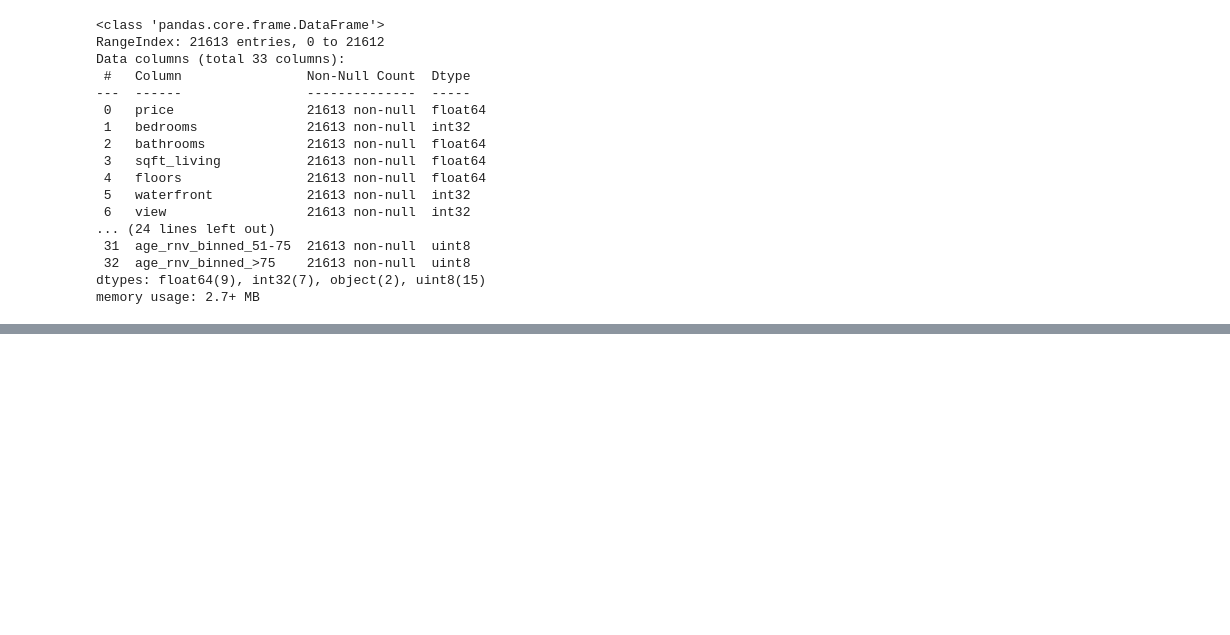
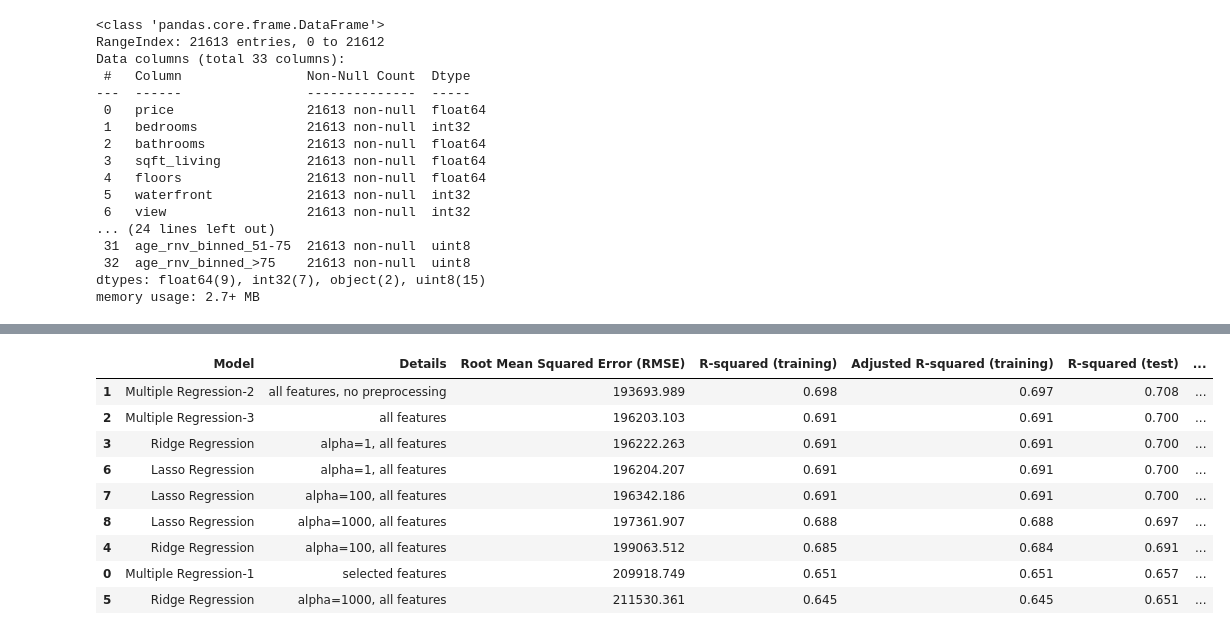
Before and after one commit to akhilsingh-dev/house-price-prediction, a Jupyter notebook: ea_3.ipynb, the cells around one changed output, grey strips where cells are left out. Cells and saved outputs as stored; diff of their text form; code cells hidden in the pictures; blank space fills up the shorter version.

Commit message:
Added Regression models

```diff
--- a/ea_3.ipynb
+++ b/ea_3.ipynb
@@ -419,0 +431,17 @@ memory usage: 2.7+ MB
+# %%
+from sklearn.model_selection import train_test_split
+from sklearn import linear_model
+from sklearn.neighbors import KNeighborsRegressor
+from sklearn.preprocessing import PolynomialFeatures
+from sklearn import metrics
+from sklearn.model_selection import cross_val_score
+from mpl_toolkits.mplot3d import Axes3D
+
+evaluation = pd.DataFrame({'Model': [],
+                           'Details':[],
+                           'Root Mean Squared Error (RMSE)':[],
+                           'R-squared (training)':[],
+                           'Adjusted R-squared (training)':[],
+                           'R-squared (test)':[],
+                           'Adjusted R-squared (test)':[],
+                           '5-Fold Cross Validation':[]})
@@ -419,0 +640,58 @@ memory usage: 2.7+ MB
+# %%
+features = ['bedrooms','bathrooms','sqft_living','floors','waterfront',
+            'view','grade','sqft_above','sqft_basement','age_binned_<1',
+            'age_binned_1-5', 'age_binned_6-10','age_binned_11-25', 'age_binned_26-50',
+            'age_binned_51-75','age_binned_76-100', 'age_binned_>100','age_rnv_binned_<1',
+            'age_rnv_binned_1-5', 'age_rnv_binned_6-10', 'age_rnv_binned_11-25',
+            'age_rnv_binned_26-50', 'age_rnv_binned_51-75', 'age_rnv_binned_>75',
+            'lat','sqft_living15']
+
+complex_model_L = linear_model.Lasso(alpha=1)
+complex_model_L.fit(train_data_dm[features],train_data_dm['price'])
+
+pred1 = complex_model_L.predict(test_data_dm[features])
+rmsecm1 = float(format(np.sqrt(metrics.mean_squared_error(test_data_dm['price'],pred1)),'.3f'))
+rtrcm1 = float(format(complex_model_L.score(train_data_dm[features],train_data_dm['price']),'.3f'))
+artrcm1 = float(format(adjustedR2(complex_model_L.score(train_data_dm[features],train_data_dm['price']),train_data_dm.shape[0],len(features)),'.3f'))
+rtecm1 = float(format(complex_model_L.score(test_data_dm[features],test_data_dm['price']),'.3f'))
+artecm1 = float(format(adjustedR2(complex_model_L.score(test_data_dm[features],test_data_dm['price']),test_data_dm.shape[0],len(features)),'.3f'))
+cv1 = float(format(cross_val_score(complex_model_L,df_dm[features],df_dm['price'],cv=5).mean(),'.3f'))
+
+complex_model_L = linear_model.Lasso(alpha=100)
+complex_model_L.fit(train_data_dm[features],train_data_dm['price'])
+
+pred2 = complex_model_L.predict(test_data_dm[features])
+rmsecm2 = float(format(np.sqrt(metrics.mean_squared_error(test_data_dm['price'],pred2)),'.3f'))
+rtrcm2 = float(format(complex_model_L.score(train_data_dm[features],train_data_dm['price']),'.3f'))
+artrcm2 = float(format(adjustedR2(complex_model_L.score(train_data_dm[features],train_data_dm['price']),train_data_dm.shape[0],len(features)),'.3f'))
+rtecm2 = float(format(complex_model_L.score(test_data_dm[features],test_data_dm['price']),'.3f'))
+artecm2 = float(format(adjustedR2(complex_model_L.score(test_data_dm[features],test_data_dm['price']),test_data_dm.shape[0],len(features)),'.3f'))
+cv2 = float(format(cross_val_score(complex_model_L,df_dm[features],df_dm['price'],cv=5).mean(),'.3f'))
+
+complex_model_L = linear_model.Lasso(alpha=1000)
+complex_model_L.fit(train_data_dm[features],train_data_dm['price'])
+
+pred3 = complex_model_L.predict(test_data_dm[features])
+rmsecm3 = float(format(np.sqrt(metrics.mean_squared_error(test_data_dm['price'],pred3)),'.3f'))
+rtrcm3 = float(format(complex_model_L.score(train_data_dm[features],train_data_dm['price']),'.3f'))
+artrcm3 = float(format(adjustedR2(complex_model_L.score(train_data_dm[features],train_data_dm['price']),train_data_dm.shape[0],len(features)),'.3f'))
+rtecm3 = float(format(complex_model_L.score(test_data_dm[features],test_data_dm['price']),'.3f'))
+artecm3 = float(format(adjustedR2(complex_model_L.score(test_data_dm[features],test_data_dm['price']),test_data_dm.shape[0],len(features)),'.3f'))
+cv3 = float(format(cross_val_score(complex_model_L,df_dm[features],df_dm['price'],cv=5).mean(),'.3f'))
+
+r = evaluation.shape[0]
+evaluation.loc[r] = ['Lasso Regression','alpha=1, all features',rmsecm1,rtrcm1,artrcm1,rtecm1,artecm1,cv1]
+evaluation.loc[r+1] = ['Lasso Regression','alpha=100, all features',rmsecm2,rtrcm2,artrcm2,rtecm2,artecm2,cv2]
+evaluation.loc[r+2] = ['Lasso Regression','alpha=1000, all features',rmsecm3,rtrcm3,artrcm3,rtecm3,artecm3,cv3]
+evaluation.sort_values(by = '5-Fold Cross Validation', ascending=False)
+# %% [output]
+|  | Model | Details | Root Mean Squared Error (RMSE) | R-squared (training) | Adjusted R-squared (training) | R-squared (test) | ... |
+| 1 | Multiple Regression-2 | all features, no preprocessing | 193693.989 | 0.698 | 0.697 | 0.708 | ... |
+| 2 | Multiple Regression-3 | all features | 196203.103 | 0.691 | 0.691 | 0.700 | ... |
+| 3 | Ridge Regression | alpha=1, all features | 196222.263 | 0.691 | 0.691 | 0.700 | ... |
+| 6 | Lasso Regression | alpha=1, all features | 196204.207 | 0.691 | 0.691 | 0.700 | ... |
+| 7 | Lasso Regression | alpha=100, all features | 196342.186 | 0.691 | 0.691 | 0.700 | ... |
+| 8 | Lasso Regression | alpha=1000, all features | 197361.907 | 0.688 | 0.688 | 0.697 | ... |
+| 4 | Ridge Regression | alpha=100, all features | 199063.512 | 0.685 | 0.684 | 0.691 | ... |
+| 0 | Multiple Regression-1 | selected features | 209918.749 | 0.651 | 0.651 | 0.657 | ... |
+| 5 | Ridge Regression | alpha=1000, all features | 211530.361 | 0.645 | 0.645 | 0.651 | ... |
```
Also changed, not shown: parts of 20 cells of this notebook.
